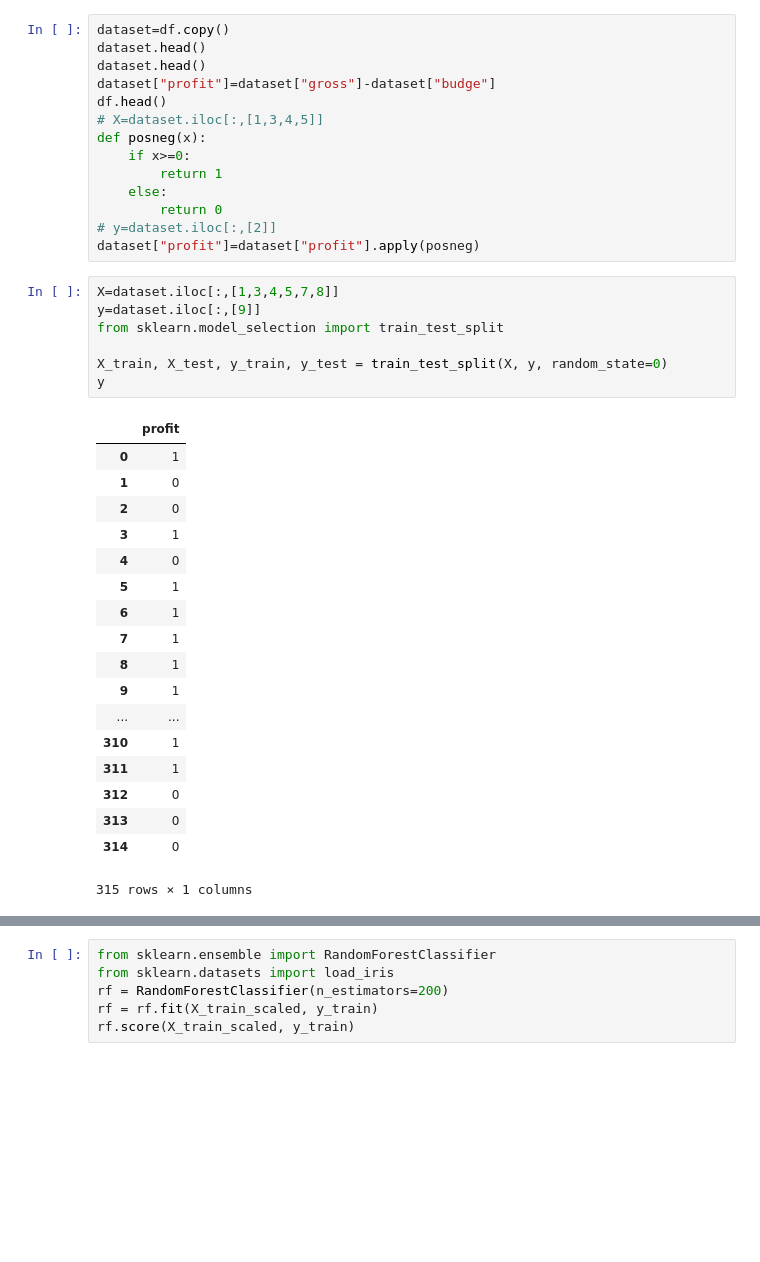
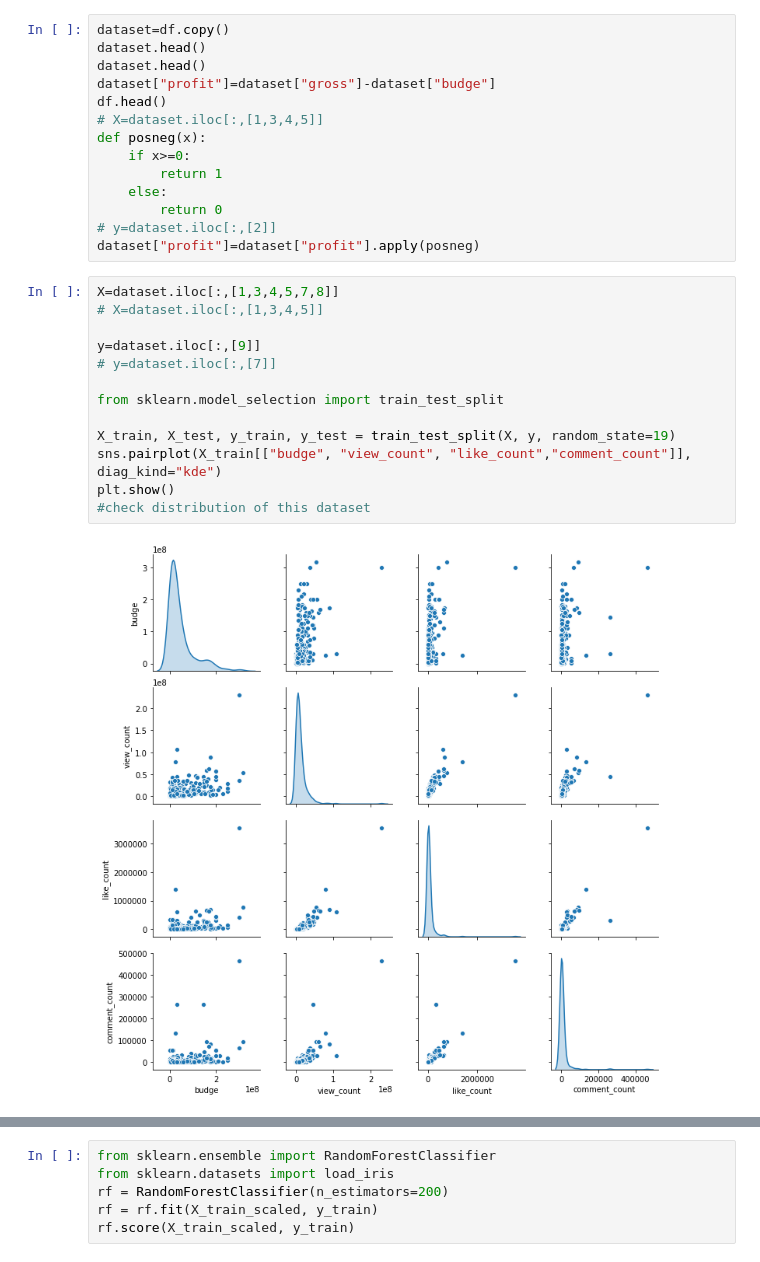
Before and after one commit to nsetnik0703/Netflix-Movie-Predictor, a Jupyter notebook: Classification.ipynb, the cells around one changed output, grey strips where cells are left out. Saved outputs shown, nothing was run; the diff lists cells and outputs as text; blank space fills up the shorter version.

```diff
--- a/Classification.ipynb
+++ b/Classification.ipynb
@@ -44,30 +50,19 @@ def posneg(x):
 dataset["profit"]=dataset["profit"].apply(posneg)
 # %%
 X=dataset.iloc[:,[1,3,4,5,7,8]]
+# X=dataset.iloc[:,[1,3,4,5]]
+
 y=dataset.iloc[:,[9]]
+# y=dataset.iloc[:,[7]]
+
 from sklearn.model_selection import train_test_split
 
-X_train, X_test, y_train, y_test = train_test_split(X, y, random_state=0)
-y
+X_train, X_test, y_train, y_test = train_test_split(X, y, random_state=19)
+sns.pairplot(X_train[["budge", "view_count", "like_count","comment_count"]], diag_kind="kde")
+plt.show()
+#check distribution of this dataset
 # %% [output]
-|  | profit |
-| 0 | 1 |
-| 1 | 0 |
-| 2 | 0 |
-| 3 | 1 |
-| 4 | 0 |
-| 5 | 1 |
-| 6 | 1 |
-| 7 | 1 |
-| 8 | 1 |
-| 9 | 1 |
-| ... | ... |
-| 310 | 1 |
-| 311 | 1 |
-| 312 | 0 |
-| 313 | 0 |
-| 314 | 0 |
-315 rows × 1 columns
+[figure, added]
 # %%
 X_scaler = StandardScaler().fit(X_train)
 # y_scaler = StandardScaler().fit(y_train)
```
Also changed, not shown: parts of 12 cells of this notebook.
